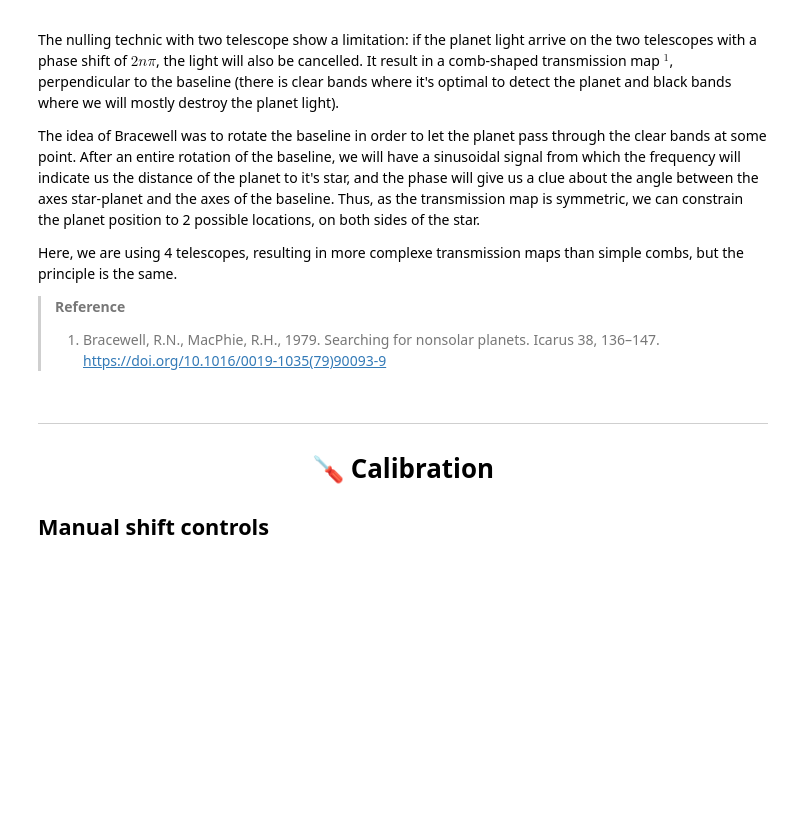
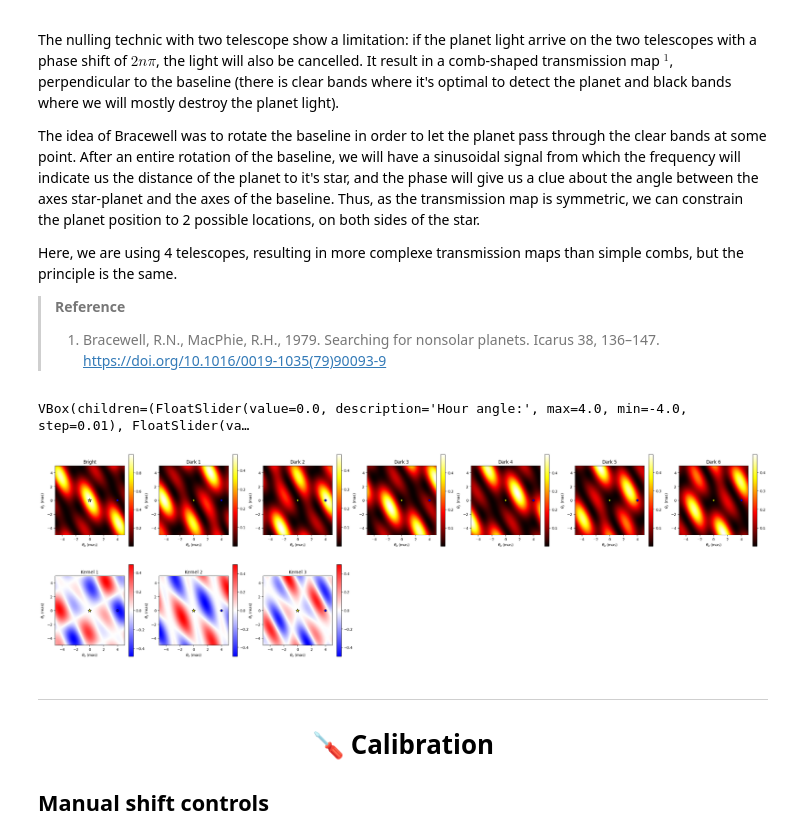
Before and after one commit to VForiel/Thesis, a Jupyter notebook: Thesis.ipynb, the cells around one changed output. Saved outputs shown, nothing was run; the diff lists cells and outputs as text; code cells hidden in the pictures; blank space fills up the shorter version.

```diff
--- a/Thesis.ipynb
+++ b/Thesis.ipynb
@@ -326,21 +339,24 @@ Here, we are using 4 telescopes, resulting in more complexe transmission maps th
 # %%
 from src import analysis
 from phise import Context
 from phise import Companion
 import astropy.units as u
 import numpy as np
 
 ctx = Context.get_VLTI()
 ctx.Γ = 0 * u.m
 ctx.interferometer.chip.σ = np.zeros(14) * u.m
 
 # ctx.interferometer.λ /= 5
 # ctx.interferometer.chip.λ0 /= 5
 
 # ctx.target.companions[0].ρ = 4.5 * u.mas
 # ctx.target.companions[0].θ = -49.5 * u.deg
 
-analysis.transmission_maps.gui(ctx)
+analysis.transmission_maps.gui(ctx, save_as="generated/thesis/transmission_maps.png")
+# %% [output]
+VBox(children=(FloatSlider(value=0.0, description='Hour angle:', max=4.0, min=-4.0, step=0.01), FloatSlider(va…
+[figure, added]
 # %% [markdown]
 ---
 
```
Also changed, not shown: parts of 26 cells of this notebook, 13 other files.
